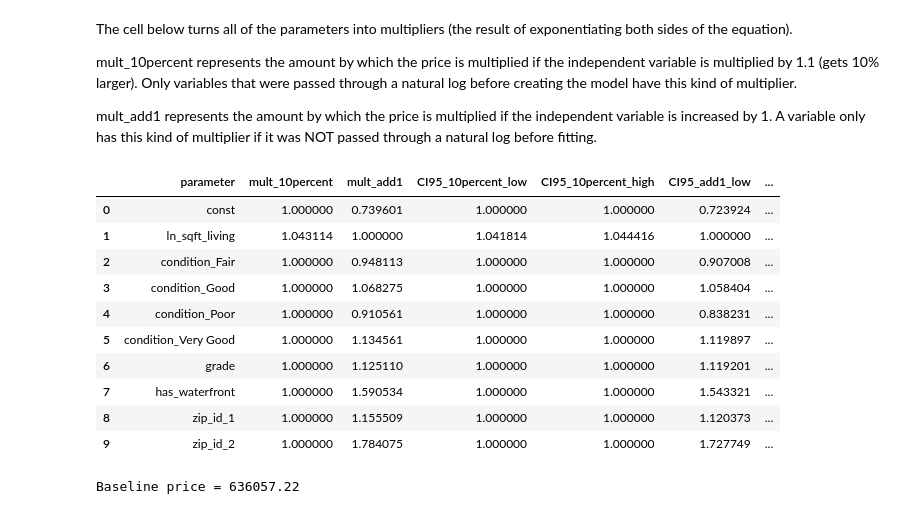
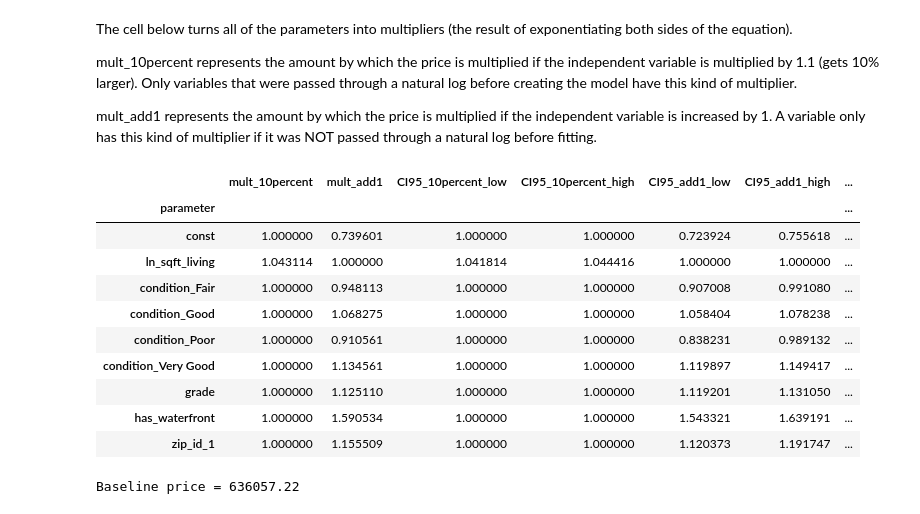
Before and after one commit to daviderics/KC-House-Sales-Phase-2-Project, a Jupyter notebook: student.ipynb, the cells around one changed output. Drawn from its saved outputs; the diff is of its cells as text; code cells hidden in the pictures.

```diff
--- a/student.ipynb
+++ b/student.ipynb
@@ -829,32 +839,33 @@ mult_add1 represents the amount by which the price is multiplied if the independ
 # %%
 df_results = pd.DataFrame({'parameter': [par for par in results.params.index],\
                            'mult_10percent': [1.1**results.params[par] if par[0:3] == 'ln_' else 1 \
                                               for par in results.params.index],\
                            'mult_add1': [np.exp(results.params[par]) if par[0:3] != 'ln_' else 1 \
                                          for par in results.params.index],\
                            'CI95_10percent_low':[1.1**(results.params[par]-2*np.sqrt(results.cov_params()[par][par])) \
                                                  if par[0:3] == 'ln_' else 1 for par in results.params.index],\
                            'CI95_10percent_high':[1.1**(results.params[par]+2*np.sqrt(results.cov_params()[par][par])) \
                                                   if par[0:3] == 'ln_' else 1 for par in results.params.index],\
                            'CI95_add1_low':[np.exp(results.params[par]-2*np.sqrt(results.cov_params()[par][par])) \
                                             if par[0:3] != 'ln_' else 1 for par in results.params.index],\
                            'CI95_add1_high':[np.exp(results.params[par]+2*np.sqrt(results.cov_params()[par][par])) \
                                             if par[0:3] != 'ln_' else 1 for par in results.params.index],\
                            'p-value':[results.pvalues[par] for par in results.params.index]}
                           )
-df_results[0:10]
+df_results.set_index('parameter', inplace=True)
+df_results[0:9]
 # %% [output]
-|  | parameter | mult_10percent | mult_add1 | CI95_10percent_low | CI95_10percent_high | CI95_add1_low | ... |
-| 0 | const | 1.000000 | 0.739601 | 1.000000 | 1.000000 | 0.723924 | ... |
-| 1 | ln_sqft_living | 1.043114 | 1.000000 | 1.041814 | 1.044416 | 1.000000 | ... |
-| 2 | condition_Fair | 1.000000 | 0.948113 | 1.000000 | 1.000000 | 0.907008 | ... |
-| 3 | condition_Good | 1.000000 | 1.068275 | 1.000000 | 1.000000 | 1.058404 | ... |
-| 4 | condition_Poor | 1.000000 | 0.910561 | 1.000000 | 1.000000 | 0.838231 | ... |
-| 5 | condition_Very Good | 1.000000 | 1.134561 | 1.000000 | 1.000000 | 1.119897 | ... |
-| 6 | grade | 1.000000 | 1.125110 | 1.000000 | 1.000000 | 1.119201 | ... |
-| 7 | has_waterfront | 1.000000 | 1.590534 | 1.000000 | 1.000000 | 1.543321 | ... |
-| 8 | zip_id_1 | 1.000000 | 1.155509 | 1.000000 | 1.000000 | 1.120373 | ... |
-| 9 | zip_id_2 | 1.000000 | 1.784075 | 1.000000 | 1.000000 | 1.727749 | ... |
+|  | mult_10percent | mult_add1 | CI95_10percent_low | CI95_10percent_high | CI95_add1_low | CI95_add1_high | ... |
+| parameter |  |  |  |  |  |  | ... |
+| const | 1.000000 | 0.739601 | 1.000000 | 1.000000 | 0.723924 | 0.755618 | ... |
+| ln_sqft_living | 1.043114 | 1.000000 | 1.041814 | 1.044416 | 1.000000 | 1.000000 | ... |
+| condition_Fair | 1.000000 | 0.948113 | 1.000000 | 1.000000 | 0.907008 | 0.991080 | ... |
+| condition_Good | 1.000000 | 1.068275 | 1.000000 | 1.000000 | 1.058404 | 1.078238 | ... |
+| condition_Poor | 1.000000 | 0.910561 | 1.000000 | 1.000000 | 0.838231 | 0.989132 | ... |
+| condition_Very Good | 1.000000 | 1.134561 | 1.000000 | 1.000000 | 1.119897 | 1.149417 | ... |
+| grade | 1.000000 | 1.125110 | 1.000000 | 1.000000 | 1.119201 | 1.131050 | ... |
+| has_waterfront | 1.000000 | 1.590534 | 1.000000 | 1.000000 | 1.543321 | 1.639191 | ... |
+| zip_id_1 | 1.000000 | 1.155509 | 1.000000 | 1.000000 | 1.120373 | 1.191747 | ... |
 # %%
 # Get baseline price
 
```
Also changed, not shown: parts of 15 cells of this notebook.
